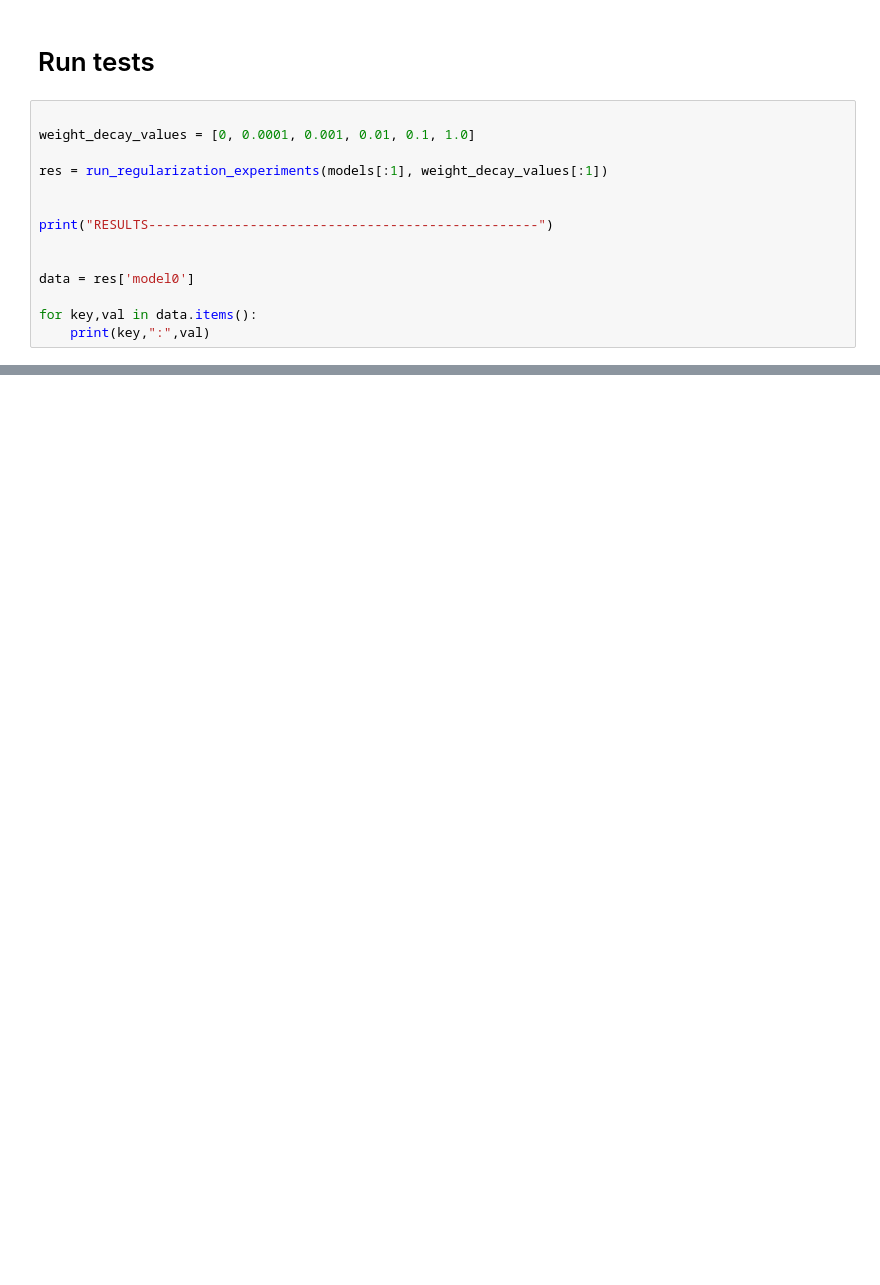
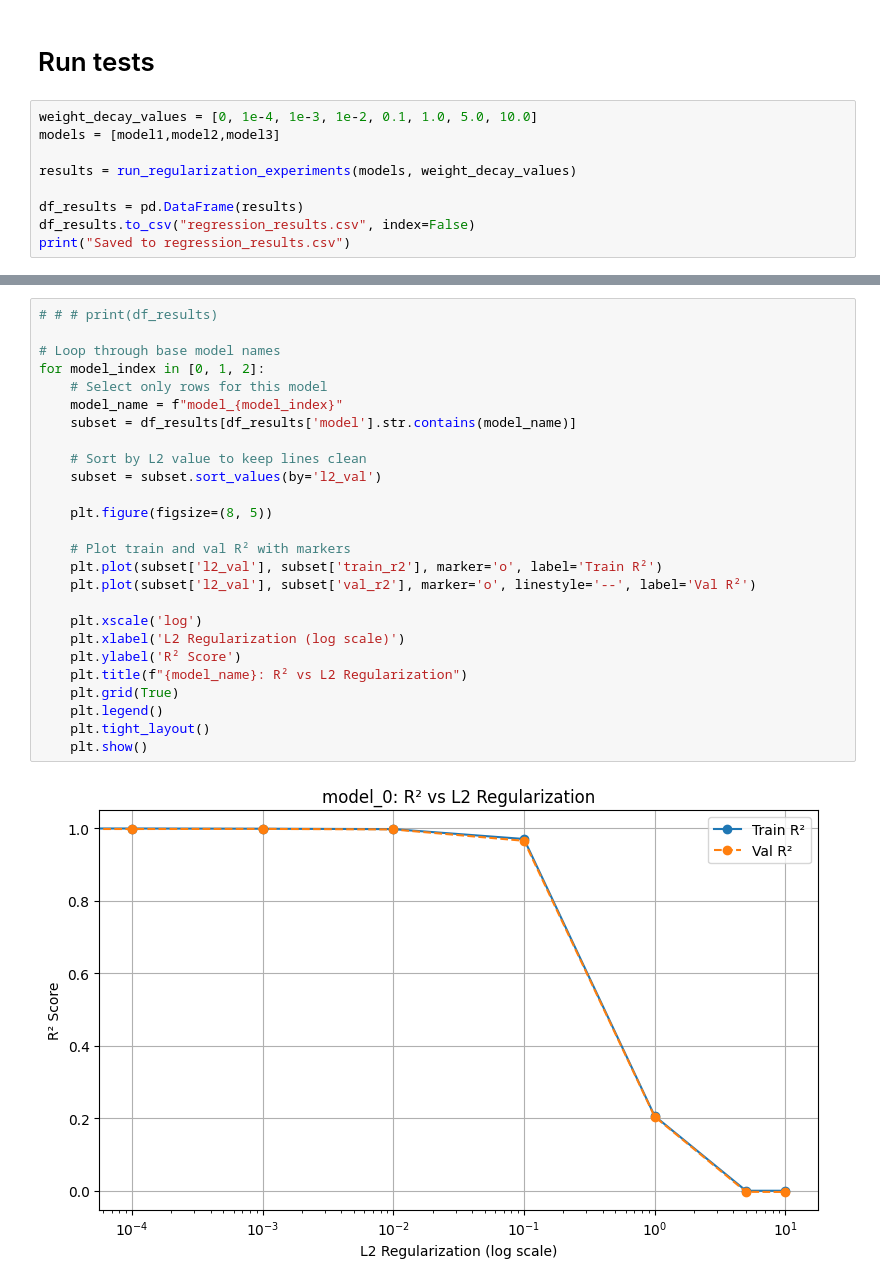
Before and after one commit to gsiri-code/CS-UY-4563-Final-Project, a Jupyter notebook: nn.ipynb, the cells around one changed output, grey strips where cells are left out. Saved outputs shown, nothing was run; the diff lists cells and outputs as text; blank space fills up the shorter version.

```diff
--- a/nn.ipynb
+++ b/nn.ipynb
@@ -333,17 +187,12 @@ def run_regularization_experiments(models, weight_decay_values):
 # %% [markdown]
 # Run tests
 # %%
+weight_decay_values = [0, 1e-4, 1e-3, 1e-2, 0.1, 1.0, 5.0, 10.0]
+models = [model1,model2,model3]
 
-weight_decay_values = [0, 0.0001, 0.001, 0.01, 0.1, 1.0]
+results = run_regularization_experiments(models, weight_decay_values)
 
-res = run_regularization_experiments(models[:1], weight_decay_values[:1])
-
-
-print("RESULTS--------------------------------------------------")
-
-
-data = res['model0']
-
-for key,val in data.items():
-    print(key,":",val)
+df_results = pd.DataFrame(results)
+df_results.to_csv("regression_results.csv", index=False)
+print("Saved to regression_results.csv")
 # %% [output]
@@ -364,0 +218,28 @@ overfitting_ratio : 0.8179063904067665
+# %%
+# # # print(df_results)
+
+# Loop through base model names
+for model_index in [0, 1, 2]:
+    # Select only rows for this model
+    model_name = f"model_{model_index}"
+    subset = df_results[df_results['model'].str.contains(model_name)]
+
+    # Sort by L2 value to keep lines clean
+    subset = subset.sort_values(by='l2_val')
+
+    plt.figure(figsize=(8, 5))
+
+    # Plot train and val R² with markers
+    plt.plot(subset['l2_val'], subset['train_r2'], marker='o', label='Train R²')
+    plt.plot(subset['l2_val'], subset['val_r2'], marker='o', linestyle='--', label='Val R²')
+
+    plt.xscale('log')
+    plt.xlabel('L2 Regularization (log scale)')
+    plt.ylabel('R² Score')
+    plt.title(f"{model_name}: R² vs L2 Regularization")
+    plt.grid(True)
+    plt.legend()
+    plt.tight_layout()
+    plt.show()
+# %% [output]
+[figure, added]
```
Also changed, not shown: parts of 10 cells of this notebook, 2 other files.
